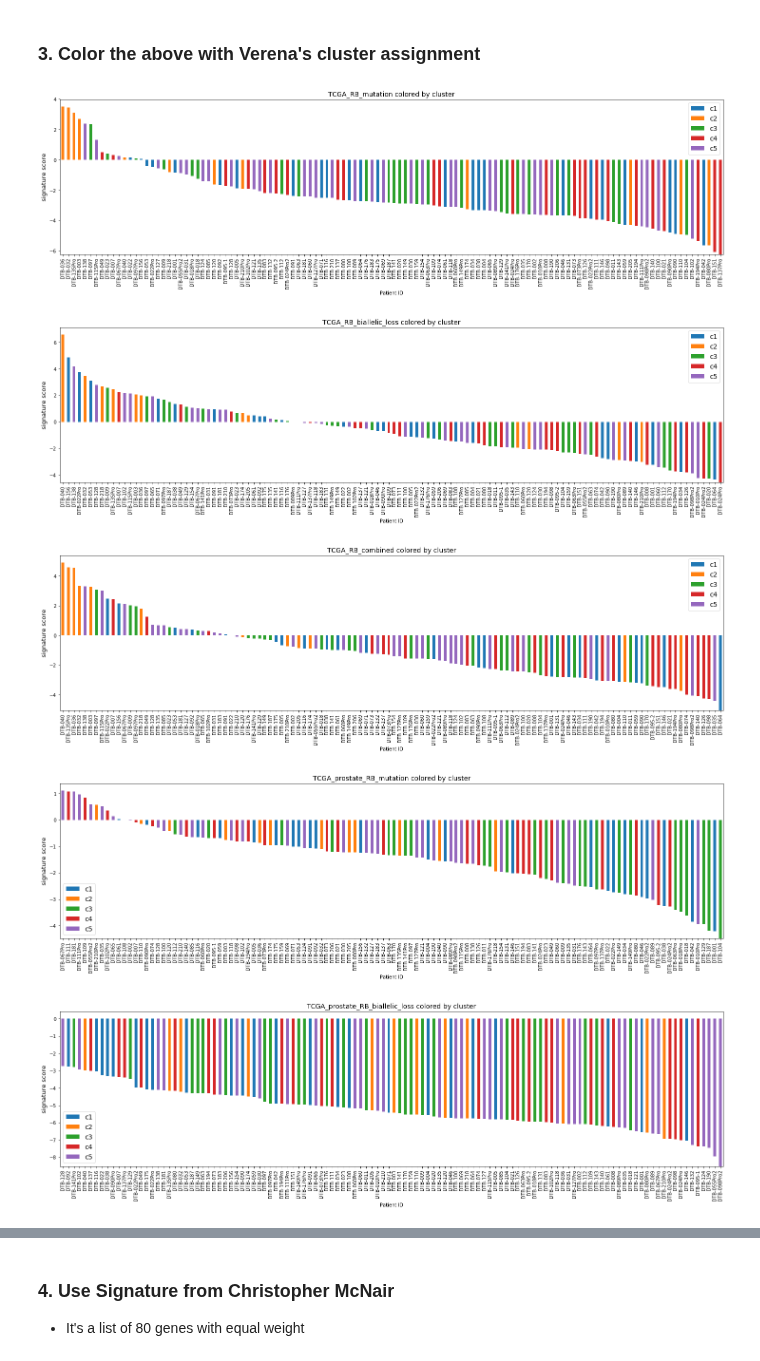
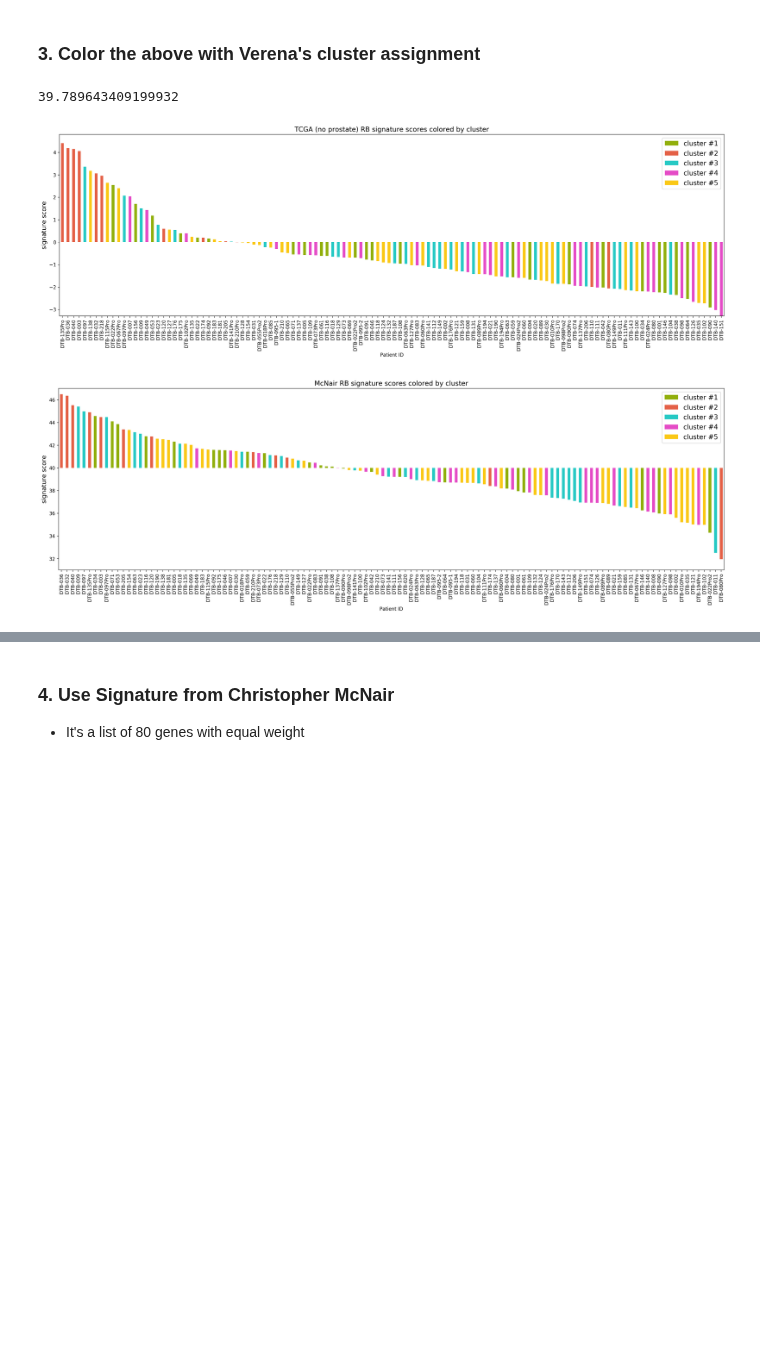
Before and after one commit to MollyZhang/ARsig_python, a Jupyter notebook: RBsig.ipynb, the cells around one changed output, grey strips where cells are left out. Cells and saved outputs as stored; diff of their text form; code cells hidden in the pictures; blank space fills up the shorter version.

Commit message:
nicer figures

```diff
--- a/RB1sig.ipynb
+++ b/RBsig.ipynb
@@ -377,38 +377,52 @@ for sig in RBscores.columns:
 # %%
 cluster_df = pd.read_csv("./data/sample_clusters.tsv", delimiter="\t", header=None)
 cluster_df.set_index(0, inplace=True)
-colors = palettes.Category10[5]
+RBscores = pd.read_csv("./data/WCDT_RBsig_scores.csv", index_col='Patient ID')
 common_samples = list(set(cluster_df.index).intersection(set(RBscores.index)))
 RBscores = RBscores.loc[common_samples]
 cluster_df = cluster_df.loc[common_samples]
 assert(sorted(list(RBscores.index)) == sorted(list(cluster_df.index)))
+# %%
+# set the McNair signature to center at DTB-141Pro
+# cutoff = RBscores.loc["DTB-141Pro", "McNair_RB_sig (quantile WCDT data)"]
+RBscores["McNair_RB_sig (quantile WCDT data)"] = RBscores["McNair_RB_sig (quantile WCDT data)"] - 40
+# %%
+cut_off
+# %% [output]
+39.789643409199932
 # %%
-for sig in RBscores.columns:
+colors = ["#91AF0B", "#E46046", "#26C9C4", "#E54BC6", "#FAC816"]
+titles = ["TCGA (no prostate) RB signature scores", "McNair RB signature scores"]
+
+
+for i, sig in enumerate(RBscores.columns):
     RBscores.sort_values(sig, ascending=False, inplace=True)
     c1 = list(cluster_df[cluster_df[1] == "c1"].index)
     c2 = list(cluster_df[cluster_df[1] == "c2"].index)
     c3 = list(cluster_df[cluster_df[1] == "c3"].index)
     c4 = list(cluster_df[cluster_df[1] == "c4"].index)
     c5 = list(cluster_df[cluster_df[1] == "c5"].index)
     colors_dict = dict(zip(c1 + c2 + c3 + c4 + c5,
                       [colors[0]] * len(c1) + [colors[1]] * len(c2) +
                       [colors[2]] * len(c3) + [colors[3]] * len(c4) + [colors[4]] * len(c5)))
-    fig, ax= plt.subplots()
-    fig.set_size_inches(25,6)
+    fig, ax= plt.subplots(dpi=200)
+    fig.set_size_inches(25,7)
     RBscores[sig].plot.bar(ax=ax, color=[colors_dict[i] for i in RBscores.index])
     ax.set_ylabel("signature score", fontsize=13)
     c1_proxy = plt.Rectangle((0, 0), 1, 1, fc=colors[0])
     c2_proxy = plt.Rectangle((0, 0), 1, 1, fc=colors[1])
     c3_proxy = plt.Rectangle((0, 0), 1, 1, fc=colors[2])
     c4_proxy = plt.Rectangle((0, 0), 1, 1, fc=colors[3])
     c5_proxy = plt.Rectangle((0, 0), 1, 1, fc=colors[4])
     ax.legend([c1_proxy,c2_proxy,c3_proxy,c4_proxy,c5_proxy],
-              ['c1','c2','c3','c4','c5'], fontsize=14)
-    ax.set_title("{0} colored by cluster".format(sig), fontsize=14)
+              ['cluster #1','cluster #2','cluster #3','cluster #4','cluster #5'], fontsize=14, loc="upper right")
+    ax.set_title("{0} colored by cluster".format(titles[i]), fontsize=14)
+    if i == 1:
+        a=ax.get_yticks().tolist()
+        a=[int(i+40) for i in a]
+        ax.set_ylim([-9,7])
+        ax.set_yticklabels(a)
     fig.savefig("./{0}_scores_cluster_color.png".format(sig), dpi=200)
 # %% [output]
-[figure, old version]
+[figure, new version]
-[figure, old version]
+[figure, new version]
-[figure, removed]
-[figure, removed]
-[figure, removed]
```
Also changed, not shown: parts of 1 cell of this notebook, 2 other files.
